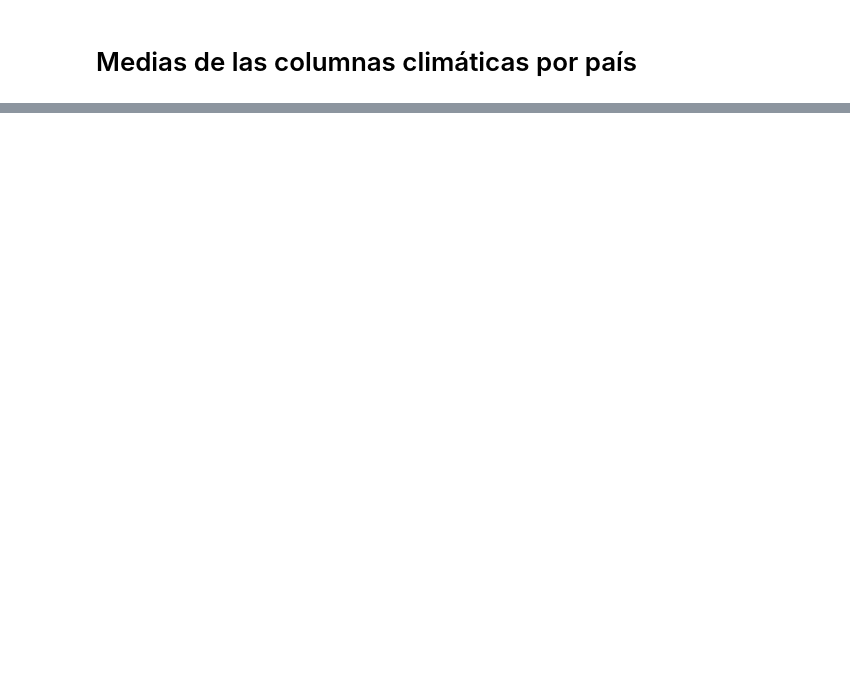
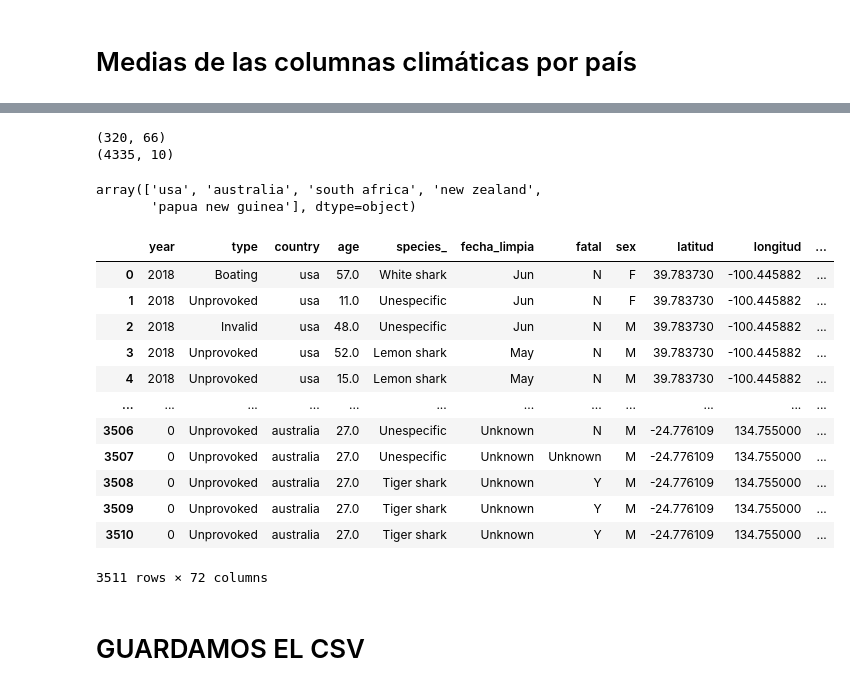
Before and after one commit to Adalab/Adalab-DA-promo-A-module-2-pairprog-2-pair-1-Guada_Lara, a Jupyter notebook: ETL/2. Pair_Prog_ETL_2.ipynb, the cells around one changed output, grey strips where cells are left out. Drawn from its saved outputs; the diff is of its cells as text; code cells hidden in the pictures; blank space fills up the shorter version.

```diff
--- a/ETL/2. Pair_Prog_ETL_2.ipynb
+++ b/ETL/2. Pair_Prog_ETL_2.ipynb
@@ -39,7 +39,7 @@ attacks_cols.head(2)
 # %%
 #Sacamos las columnas con las que vamos a trabajar, las de los 5 países con más ataques:
 
-attacks = attacks_cols[attacks_cols["country"].isin(["usa", "australia", "new zealand", "south africa", "papua nueva guinea"])]
+attacks = attacks_cols[attacks_cols["country"].isin(["usa", "australia", "new zealand", "south africa", "papua new guinea"])]
 attacks
 # %% [output]
 |  | year | type | country | age | species_ | fecha_limpia | fatal | sex | latitud | longitud |
@@ -144,0 +127,3 @@ clima_agrupadas = pd.DataFrame(clima_agrupadas)
+# %%
+clima_medias_pais = clima.groupby("country").mean()
+clima_medias_pais
@@ -144,0 +138,29 @@ clima_agrupadas = pd.DataFrame(clima_agrupadas)
+# %%
+print(clima.shape)
+print(attacks.shape)
+
+attacks["country"].unique()
+# %% [output]
+(320, 66)
+(4335, 10)
+array(['usa', 'australia', 'south africa', 'new zealand',
+       'papua new guinea'], dtype=object)
+# %%
+juntos = attacks.merge(clima_medias_pais, on = "country")
+juntos
+# %% [output]
+|  | year | type | country | age | species_ | fecha_limpia | fatal | sex | latitud | longitud | ... |
+| 0 | 2018 | Boating | usa | 57.0 | White shark | Jun | N | F | 39.783730 | -100.445882 | ... |
+| 1 | 2018 | Unprovoked | usa | 11.0 | Unespecific | Jun | N | F | 39.783730 | -100.445882 | ... |
+| 2 | 2018 | Invalid | usa | 48.0 | Unespecific | Jun | N | M | 39.783730 | -100.445882 | ... |
+| 3 | 2018 | Unprovoked | usa | 52.0 | Lemon shark | May | N | M | 39.783730 | -100.445882 | ... |
+| 4 | 2018 | Unprovoked | usa | 15.0 | Lemon shark | May | N | M | 39.783730 | -100.445882 | ... |
+| ... | ... | ... | ... | ... | ... | ... | ... | ... | ... | ... | ... |
+| 3506 | 0 | Unprovoked | australia | 27.0 | Unespecific | Unknown | N | M | -24.776109 | 134.755000 | ... |
+| 3507 | 0 | Unprovoked | australia | 27.0 | Unespecific | Unknown | Unknown | M | -24.776109 | 134.755000 | ... |
+| 3508 | 0 | Unprovoked | australia | 27.0 | Tiger shark | Unknown | Y | M | -24.776109 | 134.755000 | ... |
+| 3509 | 0 | Unprovoked | australia | 27.0 | Tiger shark | Unknown | Y | M | -24.776109 | 134.755000 | ... |
+| 3510 | 0 | Unprovoked | australia | 27.0 | Tiger shark | Unknown | Y | M | -24.776109 | 134.755000 | ... |
+3511 rows × 72 columns
+# %% [markdown]
+# GUARDAMOS EL CSV
```
Also changed, not shown: parts of 5 cells of this notebook, 3 other files.
